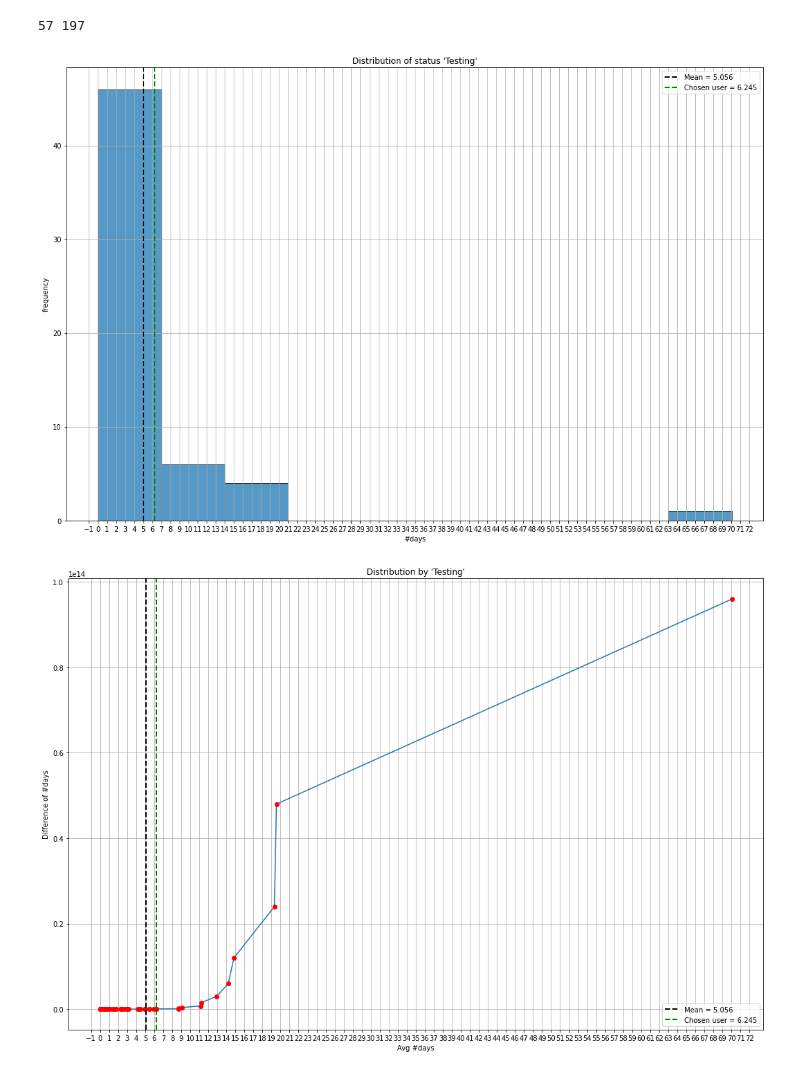
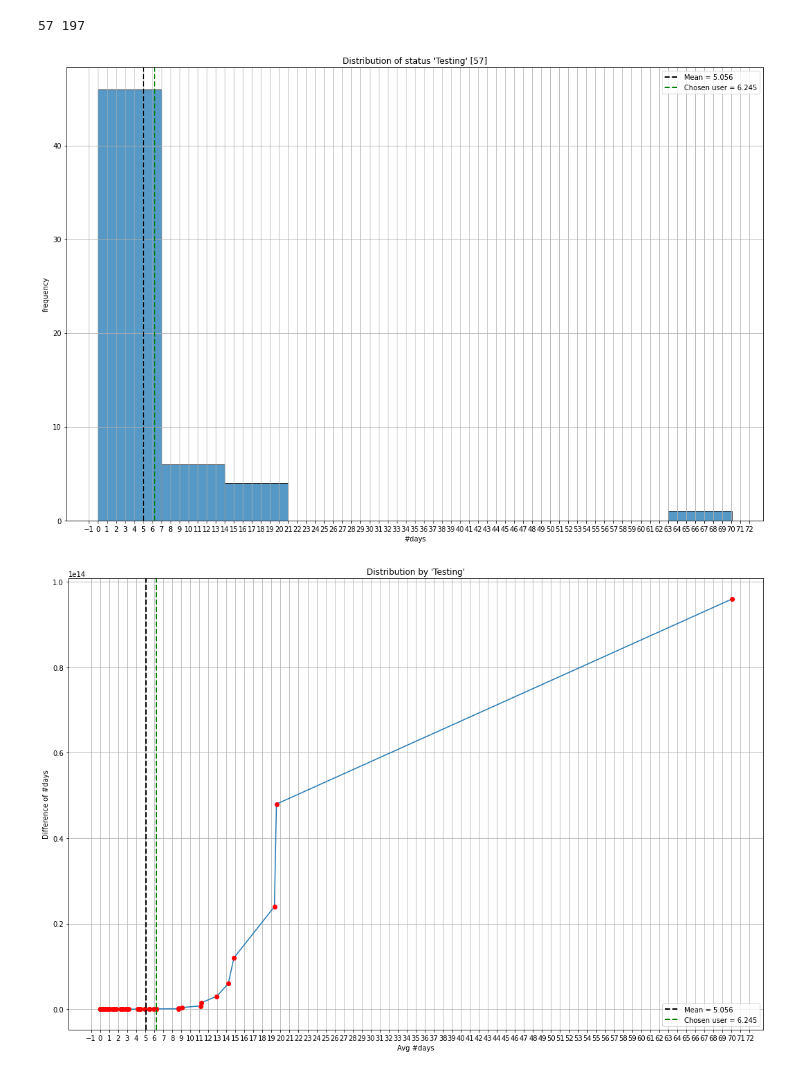
Before and after one commit to pr3mar/thesis, a Jupyter notebook: src/reports/compare_developers.ipynb, the cells around one changed output. Saved outputs shown, nothing was run; the diff lists cells and outputs as text; code cells hidden in the pictures.

Commit message:
Added ticket distribution + some minor refactoring

```diff
--- a/src/reports/compare_developers.ipynb
+++ b/src/reports/compare_developers.ipynb
@@ -65,20 +54,20 @@ chosen_user = data.loc['marko.prelevikj', :]
 # %%
 num_bins = 10
 fig = plt.figure()
 plt.hist(by_day, bins=num_bins, alpha=0.75, edgecolor='black')
 plt.xticks(np.arange(np.ceil(by_day.min()) - 2,np.ceil(by_day.max()) + 2,1))
 plt.axvline(by_day.mean(), color='black', linestyle='dashed', linewidth=2, label=f"Mean = {by_day.mean():.3f}")
 plt.axvline(chosen_user["AVG_DAY"], color='g', linestyle='dashed', linewidth=2, label=f'Chosen user = {chosen_user["AVG_DAY"]:.3f}')
 
-plt.title(f"Distribution of status '{status}'")
+plt.title(f"Distribution of status '{status}' [{len(by_day)}]")
 plt.xlabel("#days")
 plt.ylabel("frequency")
 plt.legend()
 plt.grid()
 plt.savefig(f"{data_root}/figs/dev_comparison_{status}_hist.png")
 plt.show()
 # %% [output]
-[figure, old version]
+[figure, new version]
 # %%
 # plot power law (?)
 sorted_by_day = by_day.sort_values()
```
Also changed, not shown: parts of 3 cells of this notebook, 12 other files.
